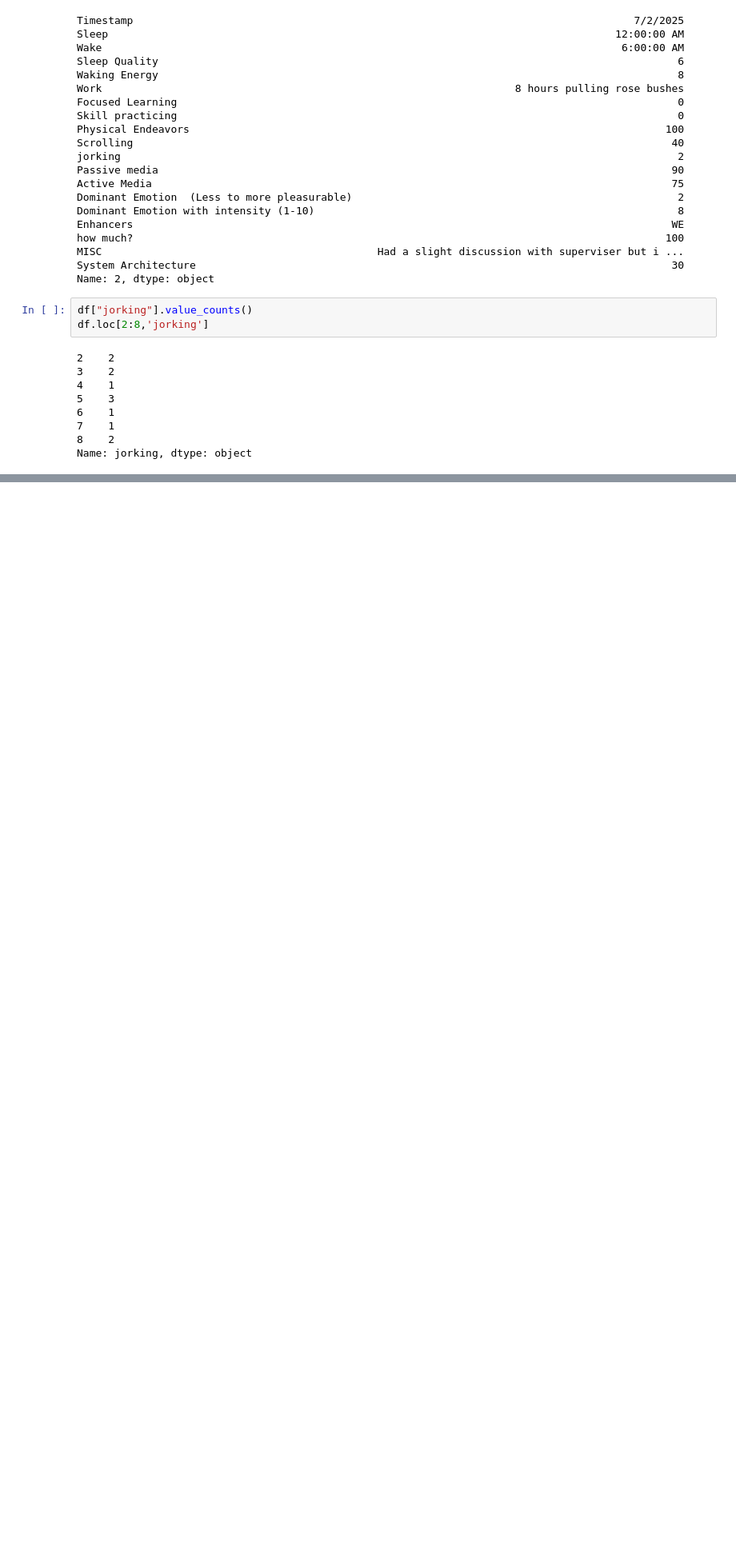
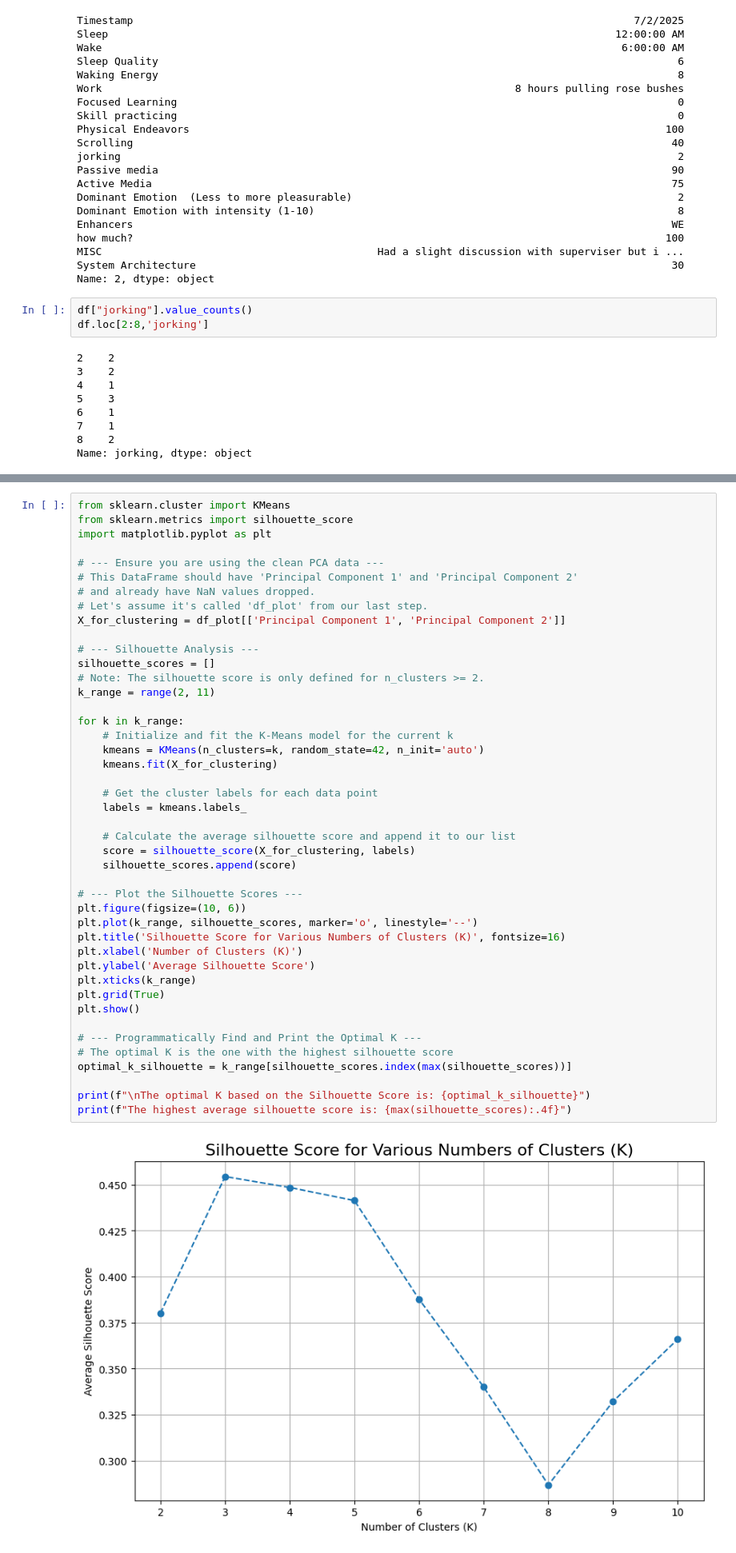
Before and after one commit to 8lak/Complex_Systems_Modeling, a Jupyter notebook: data_analysis_notebooks/01_EDA_and_Visualization.ipynb, the cells around one changed output, grey strips where cells are left out. Shown at 80% size. Saved outputs shown, nothing was run; the diff lists cells and outputs as text; blank space fills up the shorter version.

```diff
--- a/data_analysis_notebooks/01_EDA_and_Visualization.ipynb
+++ b/data_analysis_notebooks/01_EDA_and_Visualization.ipynb
@@ -201,0 +437,46 @@ plt.show()
+# %%
+from sklearn.cluster import KMeans
+from sklearn.metrics import silhouette_score
+import matplotlib.pyplot as plt
+
+# --- Ensure you are using the clean PCA data ---
+# This DataFrame should have 'Principal Component 1' and 'Principal Component 2'
+# and already have NaN values dropped.
+# Let's assume it's called 'df_plot' from our last step.
+X_for_clustering = df_plot[['Principal Component 1', 'Principal Component 2']]
+
+# --- Silhouette Analysis ---
+silhouette_scores = []
+# Note: The silhouette score is only defined for n_clusters >= 2.
+k_range = range(2, 11)
+
+for k in k_range:
+    # Initialize and fit the K-Means model for the current k
+    kmeans = KMeans(n_clusters=k, random_state=42, n_init='auto')
+    kmeans.fit(X_for_clustering)
+
+    # Get the cluster labels for each data point
+    labels = kmeans.labels_
+
+    # Calculate the average silhouette score and append it to our list
+    score = silhouette_score(X_for_clustering, labels)
+    silhouette_scores.append(score)
+
+# --- Plot the Silhouette Scores ---
+plt.figure(figsize=(10, 6))
+plt.plot(k_range, silhouette_scores, marker='o', linestyle='--')
+plt.title('Silhouette Score for Various Numbers of Clusters (K)', fontsize=16)
+plt.xlabel('Number of Clusters (K)')
+plt.ylabel('Average Silhouette Score')
+plt.xticks(k_range)
+plt.grid(True)
+plt.show()
+
+# --- Programmatically Find and Print the Optimal K ---
+# The optimal K is the one with the highest silhouette score
+optimal_k_silhouette = k_range[silhouette_scores.index(max(silhouette_scores))]
+
+print(f"\nThe optimal K based on the Silhouette Score is: {optimal_k_silhouette}")
+print(f"The highest average silhouette score is: {max(silhouette_scores):.4f}")
+# %% [output]
+[figure, added]
```
Also changed, not shown: parts of 19 cells of this notebook, 4 other files.
